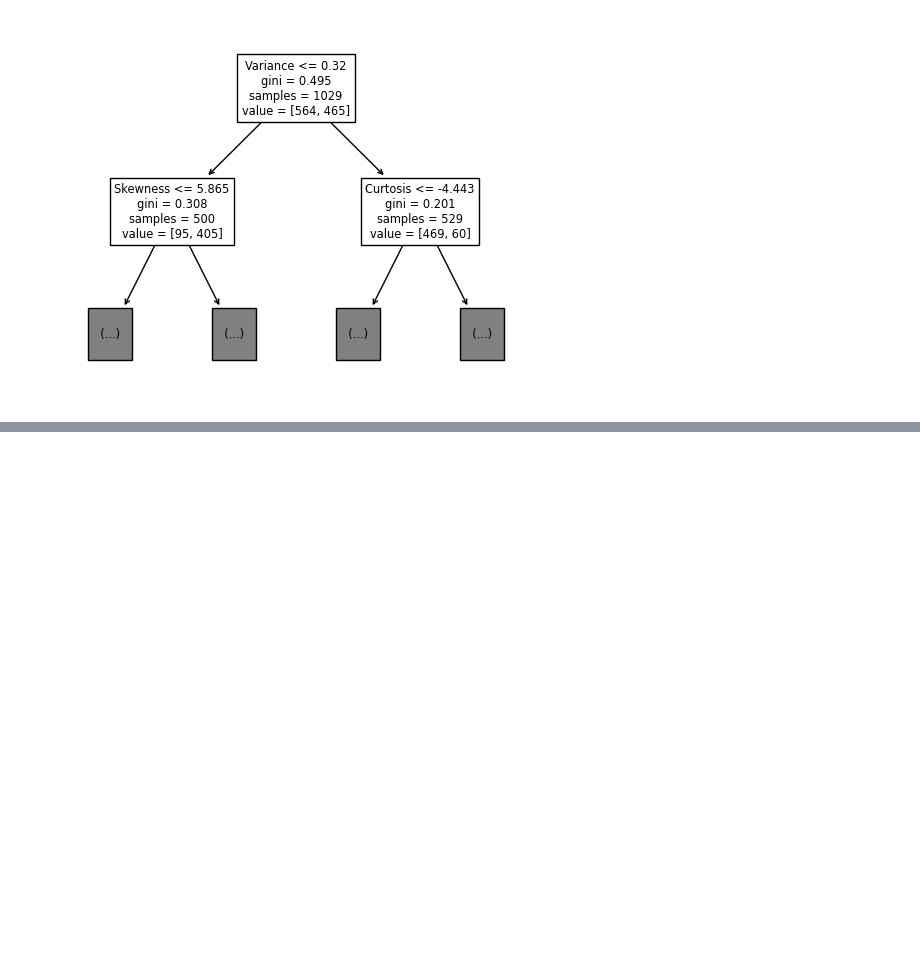
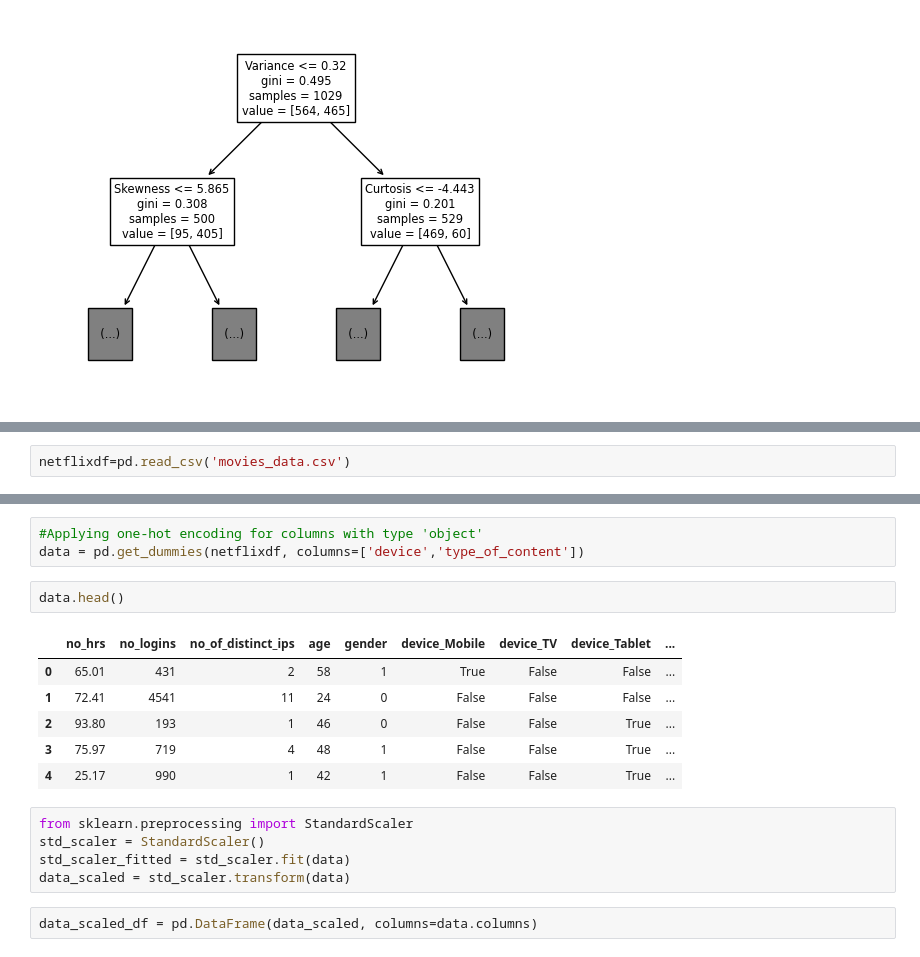
Before and after one commit to nishags83g/my-ai-learning, a Jupyter notebook: mylearnings.ipynb, the cells around one changed output, grey strips where cells are left out. Cells and saved outputs as stored; diff of their text form; blank space fills up the shorter version.

```diff
--- a/mylearnings.ipynb
+++ b/mylearnings.ipynb
@@ -1323,0 +1544,2 @@ tree.plot_tree(myClassifier,feature_names=feat_names,max_depth=1)
+# %%
+netflixdf=pd.read_csv('movies_data.csv')
@@ -1323,0 +1601,19 @@ tree.plot_tree(myClassifier,feature_names=feat_names,max_depth=1)
+# %%
+#Applying one-hot encoding for columns with type 'object'
+data = pd.get_dummies(netflixdf, columns=['device','type_of_content'])
+# %%
+data.head()
+# %% [output]
+|  | no_hrs | no_logins | no_of_distinct_ips | age | gender | device_Mobile | device_TV | device_Tablet | ... |
+| 0 | 65.01 | 431 | 2 | 58 | 1 | True | False | False | ... |
+| 1 | 72.41 | 4541 | 11 | 24 | 0 | False | False | False | ... |
+| 2 | 93.80 | 193 | 1 | 46 | 0 | False | False | True | ... |
+| 3 | 75.97 | 719 | 4 | 48 | 1 | False | False | True | ... |
+| 4 | 25.17 | 990 | 1 | 42 | 1 | False | False | True | ... |
+# %%
+from sklearn.preprocessing import StandardScaler
+std_scaler = StandardScaler()
+std_scaler_fitted = std_scaler.fit(data)
+data_scaled = std_scaler.transform(data)
+# %%
+data_scaled_df = pd.DataFrame(data_scaled, columns=data.columns)
```
Also changed, not shown: parts of 65 cells of this notebook.
